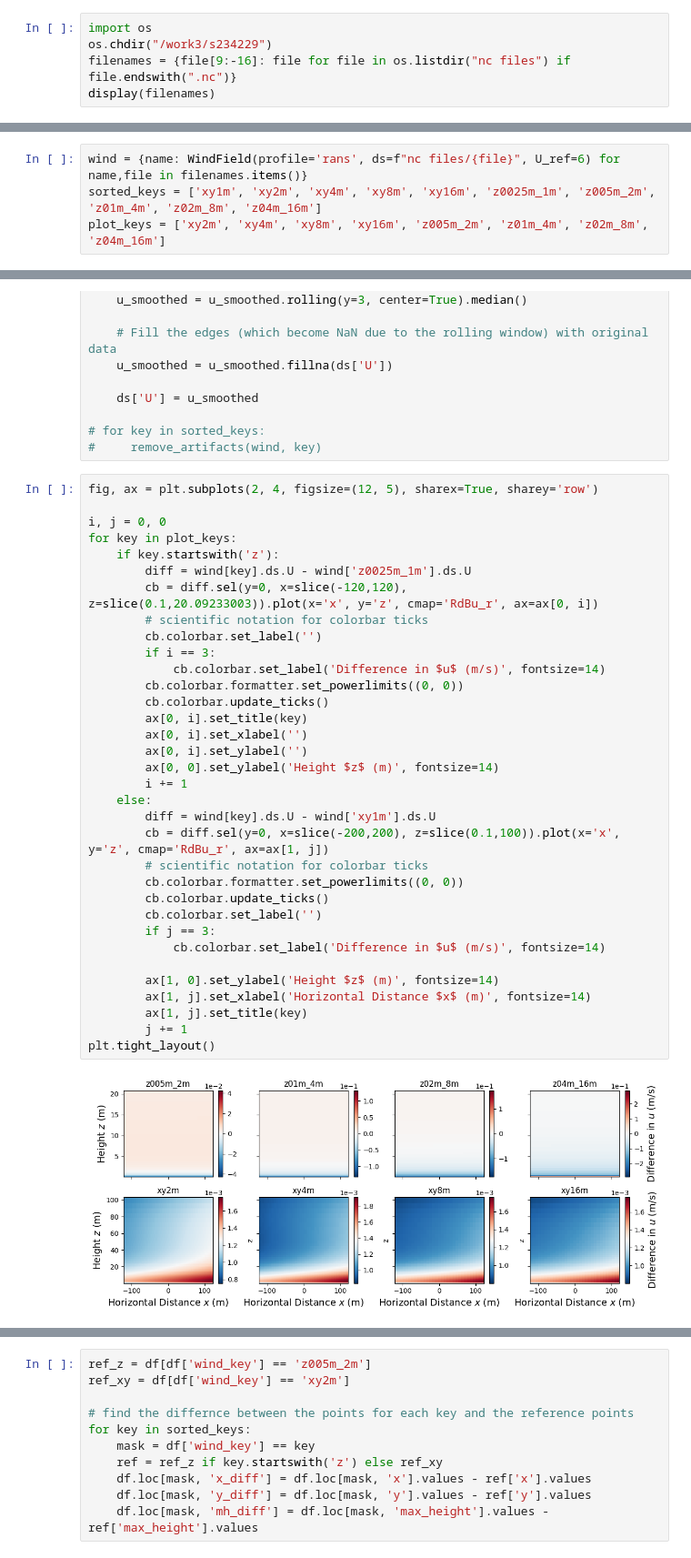
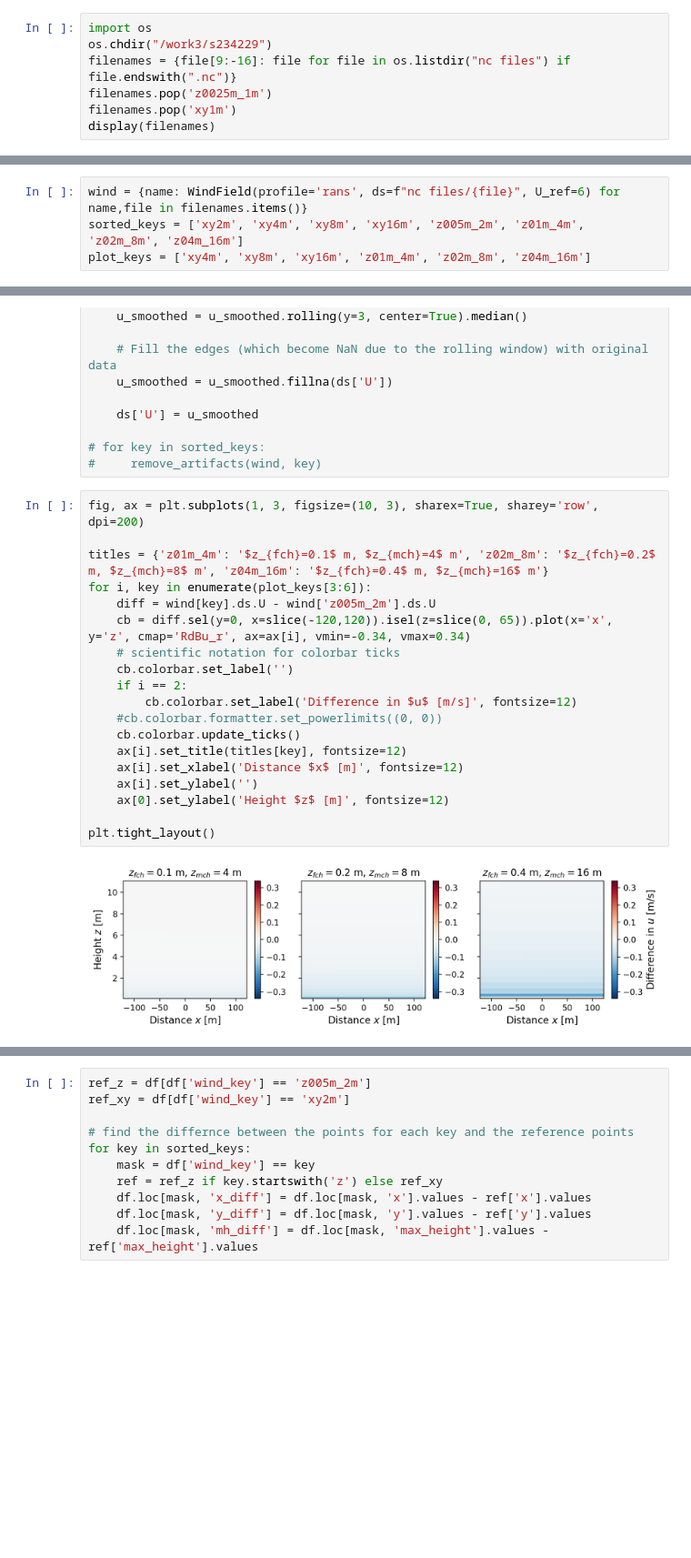
Before and after one commit to JacobManniche/Bachelor_rep, a Jupyter notebook: demos/grid_study_hpc.ipynb, the cells around one changed output, grey strips where cells are left out. Shown at 91% size. Drawn from its saved outputs; the diff is of its cells as text; blank space fills up the shorter version.

```diff
--- a/demos/grid_study_hpc.ipynb
+++ b/demos/grid_study_hpc.ipynb
@@ -22,5 +22,7 @@ def get_rotated_geometry(direction, r=150):
 import os
 os.chdir("/work3/s234229")
 filenames = {file[9:-16]: file for file in os.listdir("nc files") if file.endswith(".nc")}
+filenames.pop('z0025m_1m')
+filenames.pop('xy1m')
 display(filenames)
 # %% [output]
@@ -36,8 +36,8 @@ display(filenames)
  'z005m_2m': 'flowdata_z005m_2m_mb_cartesian.nc'}
 # %%
 wind = {name: WindField(profile='rans', ds=f"nc files/{file}", U_ref=6) for name,file in filenames.items()}
-sorted_keys = ['xy1m', 'xy2m', 'xy4m', 'xy8m', 'xy16m', 'z0025m_1m', 'z005m_2m', 'z01m_4m', 'z02m_8m', 'z04m_16m']
-plot_keys = ['xy2m', 'xy4m', 'xy8m', 'xy16m', 'z005m_2m', 'z01m_4m', 'z02m_8m', 'z04m_16m']
+sorted_keys = ['xy2m', 'xy4m', 'xy8m', 'xy16m', 'z005m_2m', 'z01m_4m', 'z02m_8m', 'z04m_16m']
+plot_keys = ['xy4m', 'xy8m', 'xy16m', 'z01m_4m', 'z02m_8m', 'z04m_16m']
 # %%
 def remove_artifacts(wind, key):
     ds = wind[key].ds
@@ -54,41 +54,26 @@ def remove_artifacts(wind, key):
 # for key in sorted_keys:
 #     remove_artifacts(wind, key)
 # %%
-fig, ax = plt.subplots(2, 4, figsize=(12, 5), sharex=True, sharey='row')
+fig, ax = plt.subplots(1, 3, figsize=(10, 3), sharex=True, sharey='row', dpi=200)
 
-i, j = 0, 0
-for key in plot_keys:
-    if key.startswith('z'):
-        diff = wind[key].ds.U - wind['z0025m_1m'].ds.U
-        cb = diff.sel(y=0, x=slice(-120,120), z=slice(0.1,20.09233003)).plot(x='x', y='z', cmap='RdBu_r', ax=ax[0, i])
-        # scientific notation for colorbar ticks
-        cb.colorbar.set_label('')
-        if i == 3:
-            cb.colorbar.set_label('Difference in $u$ (m/s)', fontsize=14)
-        cb.colorbar.formatter.set_powerlimits((0, 0))
-        cb.colorbar.update_ticks()
-        ax[0, i].set_title(key)
-        ax[0, i].set_xlabel('')
-        ax[0, i].set_ylabel('')
-        ax[0, 0].set_ylabel('Height $z$ (m)', fontsize=14)
-        i += 1
-    else:
-        diff = wind[key].ds.U - wind['xy1m'].ds.U
-        cb = diff.sel(y=0, x=slice(-200,200), z=slice(0.1,100)).plot(x='x', y='z', cmap='RdBu_r', ax=ax[1, j])
-        # scientific notation for colorbar ticks
-        cb.colorbar.formatter.set_powerlimits((0, 0))
-        cb.colorbar.update_ticks()
-        cb.colorbar.set_label('')
-        if j == 3:
-            cb.colorbar.set_label('Difference in $u$ (m/s)', fontsize=14)
+titles = {'z01m_4m': '$z_{fch}=0.1$ m, $z_{mch}=4$ m', 'z02m_8m': '$z_{fch}=0.2$ m, $z_{mch}=8$ m', 'z04m_16m': '$z_{fch}=0.4$ m, $z_{mch}=16$ m'}
+for i, key in enumerate(plot_keys[3:6]):
+    diff = wind[key].ds.U - wind['z005m_2m'].ds.U
+    cb = diff.sel(y=0, x=slice(-120,120)).isel(z=slice(0, 65)).plot(x='x', y='z', cmap='RdBu_r', ax=ax[i], vmin=-0.34, vmax=0.34)
+    # scientific notation for colorbar ticks
+    cb.colorbar.set_label('')
+    if i == 2:
+        cb.colorbar.set_label('Difference in $u$ [m/s]', fontsize=12)
+    #cb.colorbar.formatter.set_powerlimits((0, 0))
+    cb.colorbar.update_ticks()
+    ax[i].set_title(titles[key], fontsize=12)
+    ax[i].set_xlabel('Distance $x$ [m]', fontsize=12)
+    ax[i].set_ylabel('')
+    ax[0].set_ylabel('Height $z$ [m]', fontsize=12)
 
-        ax[1, 0].set_ylabel('Height $z$ (m)', fontsize=14)
-        ax[1, j].set_xlabel('Horizontal Distance $x$ (m)', fontsize=14)
-        ax[1, j].set_title(key)
-        j += 1
 plt.tight_layout()
 # %% [output]
-[figure, old version]
+[figure, new version]
 # %%
 shots = ["Driver", "3-wood", "5-wood", "Hybrid", "4 Iron", "5 Iron", "6 Iron", "7 Iron", "8 Iron", "9 Iron", "PW"]
 # Define a helper function for a single run to be used in parallel processing
```
Also changed, not shown: parts of 9 cells of this notebook, 4 other files.
